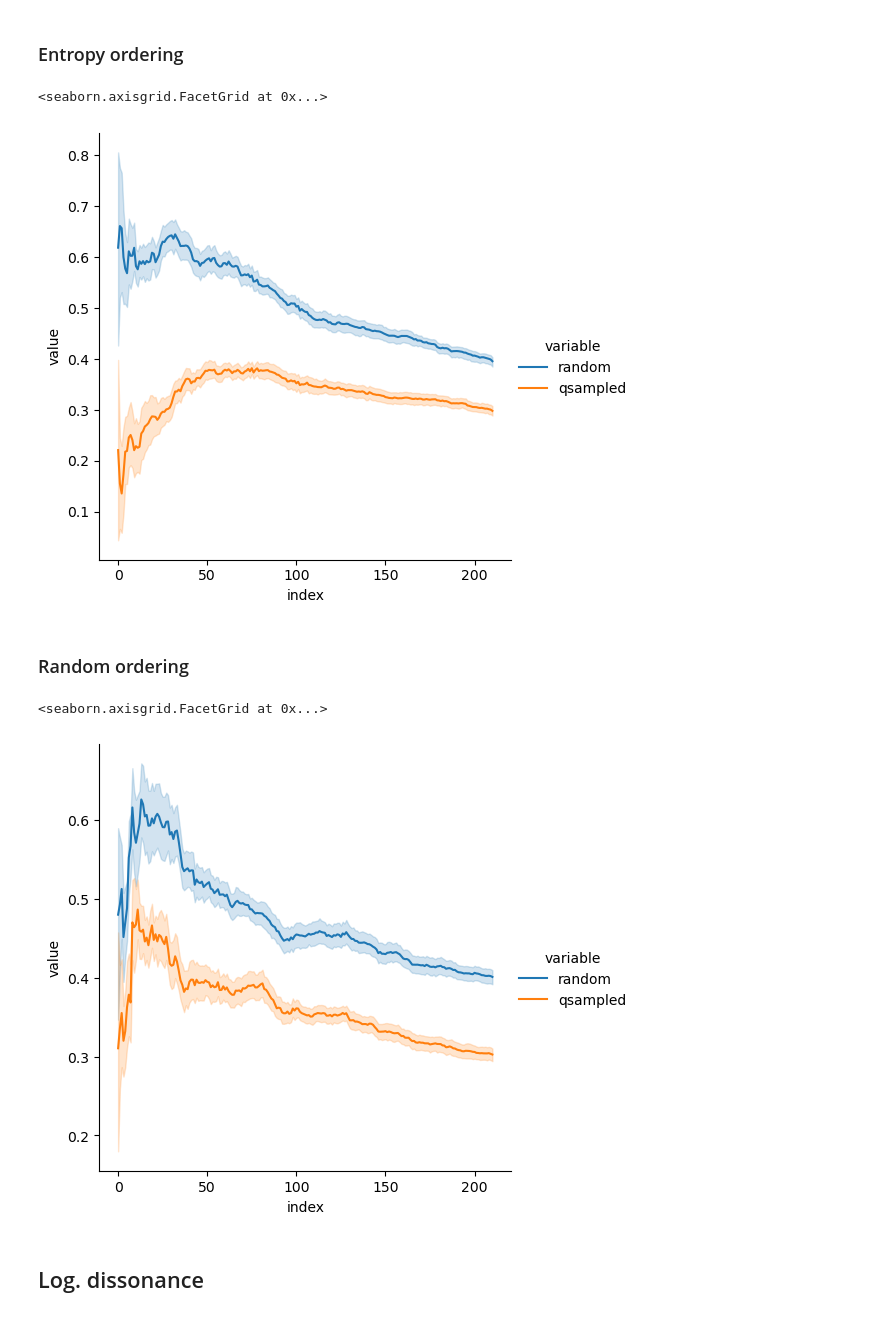
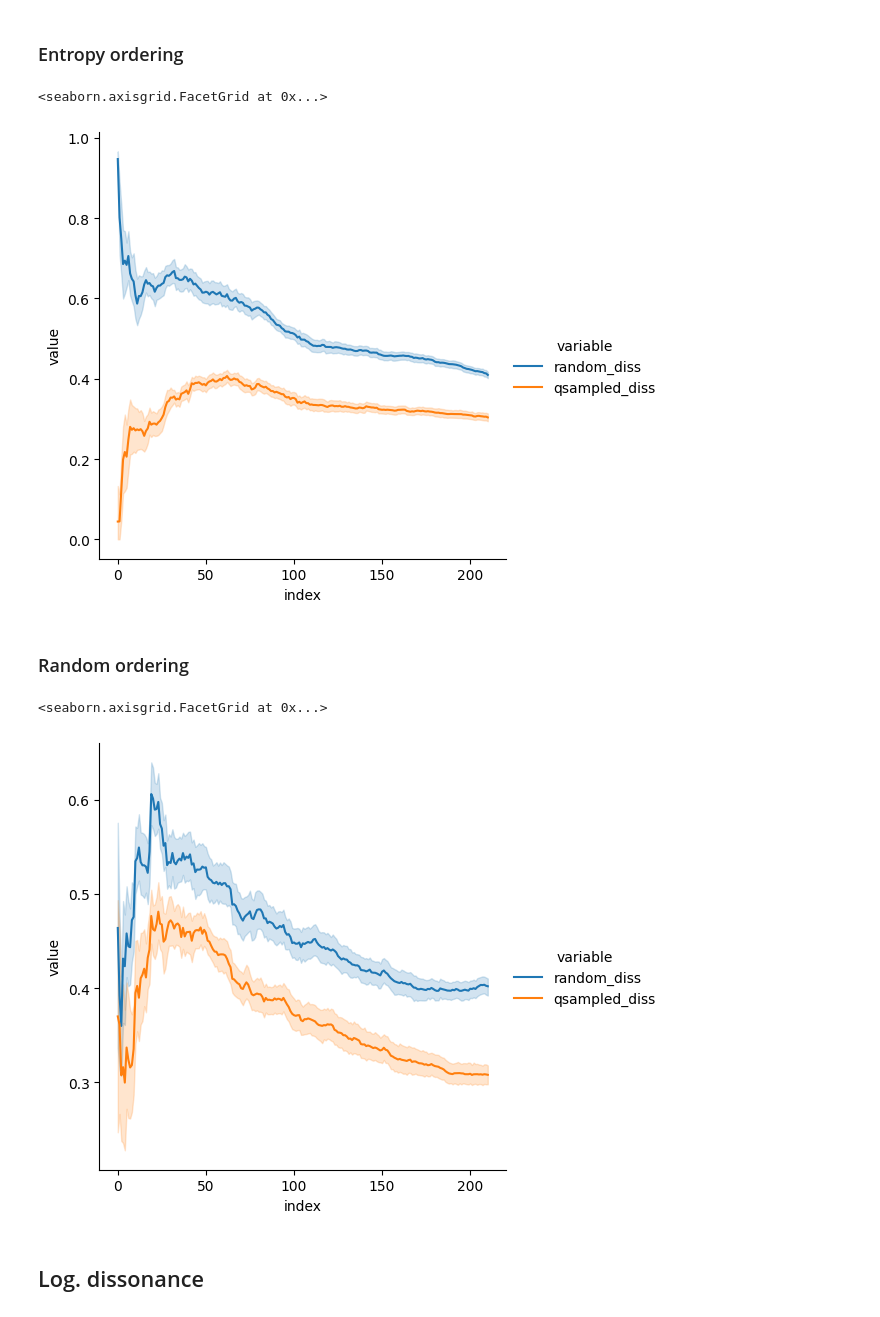
Before and after one commit to zeroknowledgediscovery/truthnet, a Jupyter notebook: notebooks/examples_testing.ipynb, the cells around one changed output. Cells and saved outputs as stored; diff of their text form; code cells hidden in the pictures.

```diff
--- a/notebooks/examples_testing.ipynb
+++ b/notebooks/examples_testing.ipynb
@@ -141,20 +148,29 @@ entropy_order = pd.Series(entrpy).sort_values().index
 ### Entropy ordering
 # %%
 mean_dfs = [
-    _compare_dissonance(samples, Tr.cognet_obj.qnet, order=entropy_order, plot=False)
+    _compare_dissonance(
+        samples,
+        Tr.cognet_obj.qnet,
+        Tr_pos.cognet_obj.qnet,
+        order=entropy_order,
+        plot=False,
+    )
     for i in tqdm(range(20))
 ]
 # %%
 sns.relplot(
-    data=pd.melt(pd.concat(mean_dfs).reset_index(), id_vars="index"),
+    data=pd.melt(
+        pd.concat(mean_dfs)[["random_diss", "qsampled_diss"]].reset_index(),
+        id_vars="index",
+    ),
     x="index",
     y="value",
     hue="variable",
     kind="line",
 )
 # %% [output]
 <seaborn.axisgrid.FacetGrid at 0x...>
-[figure, old version]
+[figure, new version]
 # %% [markdown]
 ### Random ordering
 # %%
@@ -167,7 +189,10 @@ mean_dfs = [
 ]
 # %%
 sns.relplot(
-    data=pd.melt(pd.concat(mean_dfs).reset_index(), id_vars="index"),
+    data=pd.melt(
+        pd.concat(mean_dfs)[["random_diss", "qsampled_diss"]].reset_index(),
+        id_vars="index",
+    ),
     x="index",
     y="value",
     hue="variable",
@@ -175,6 +200,6 @@ sns.relplot(
 )
 # %% [output]
 <seaborn.axisgrid.FacetGrid at 0x...>
-[figure, old version]
+[figure, new version]
 # %% [markdown]
 ## Log. dissonance
```
Also changed, not shown: parts of 15 cells of this notebook, 2 other files.
